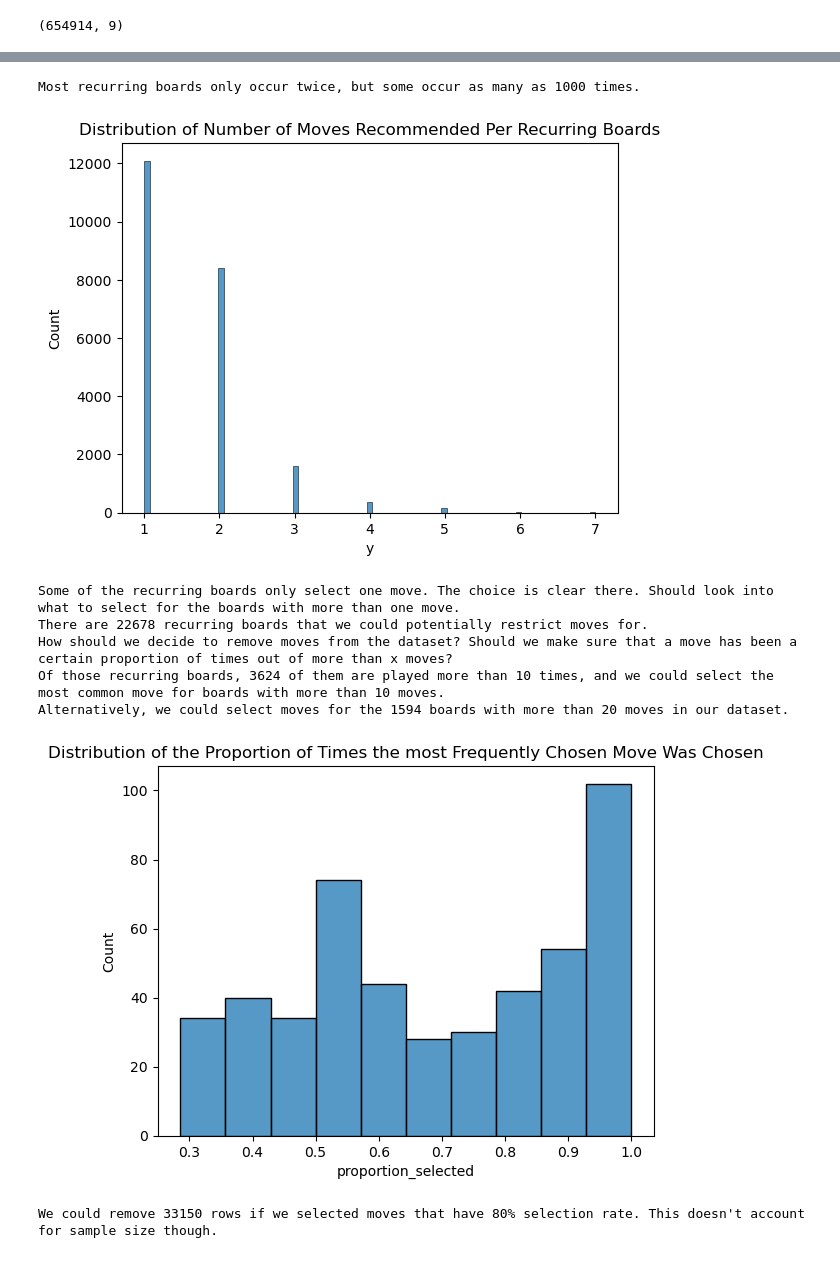
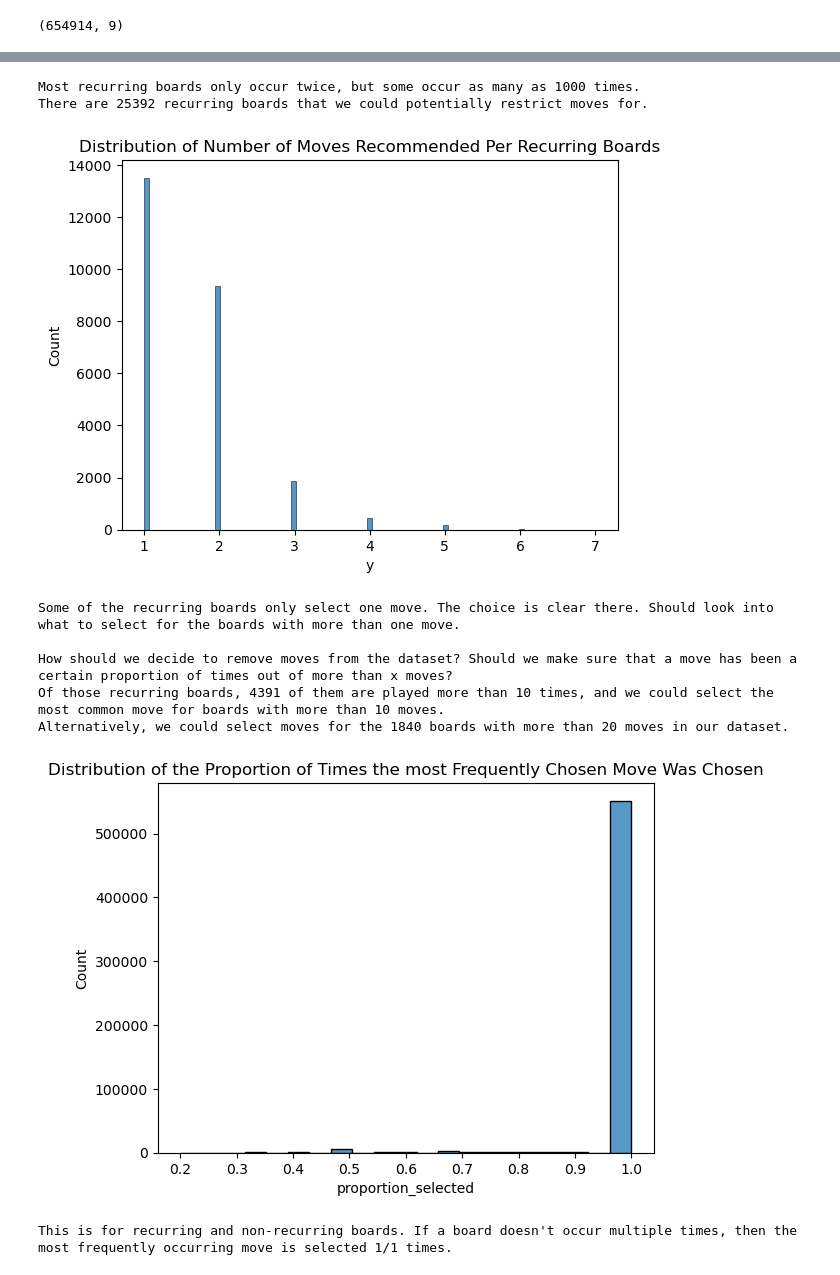
Before and after one commit to kzapalac/Connect4, a Jupyter notebook: data_processing.ipynb, the cells around one changed output, grey strips where cells are left out. Cells and saved outputs as stored; diff of their text form; code cells hidden in the pictures.

Commit message:
Dynamically filter boards and create final dataset.

```diff
--- a/data_processing.ipynb
+++ b/data_processing.ipynb
@@ -48,7 +53,4 @@ df = df.merge(info_df, on='game')
 # %%
-# save tuple for later use in exploration (couldn't use arrays)
-df['x_tuple'] = df['x']
-
 # change boards to np arrays
 df["x"] = df["x"].apply(lambda x: np.array(ast.literal_eval(x)).reshape(2, 6, 7))
 
@@ -84,11 +86,14 @@ new_df = pd.DataFrame({"x": flipped_x, "y": flipped_y})
 new_df = pd.concat([new_df, df.loc[:, 'whose_turn':'who_won']], axis=1)
 new_df['game'] += 15000
 
-# create tuple again
-new_df['x_tuple'] = df['x'].apply(lambda x:tuple(x.ravel()))
-
 # append the df of flipped boards
 df = pd.concat([df, new_df], ignore_index = True)
+
+# create tuple again
+df['x_tuple'] = df['x'].apply(lambda x:tuple(x.ravel())) # save tuple for later use in exploration (couldn't use arrays)
+
+# remove to save memory
+del new_df
 # %%
 df.shape
 # %% [output]
@@ -105,7 +110,7 @@ print(f'{perc_unique_x:.2f}% of the x\'s are unique in our dataset.')
 # Number of games
 print(f'There are {df['game'].nunique()} games in our dataset.')
 
-# distribution of random moves
+# Distribution of random moves
 random_moves = df.groupby('game').first()['random_moves'].value_counts()
 sns.barplot(x = random_moves.index, y = random_moves)
 plt.title('Distribution of Initial Random Moves for Our Games')
@@ -118,50 +123,56 @@ wins = df.groupby('game').first()['who_won'].value_counts()
 display(wins)
 
 # What is the diversity of moves?
-# first moves
+# First moves
 first_moves = df[df['random_moves'] == 0].groupby('game')['y'].first()
 print('\nThese are all the first moves that were played and their frequency:')
 display(first_moves.value_counts())
 print('You can see that MCTS has picked up on that the middle column is the best first move.')
 
-# For repeated boards, what is the consensus among moves?
+# Hoe often do recurring boards occur?
 board_counts = df['x_tuple'].value_counts()
 sns.boxplot(board_counts[board_counts>1])
 plt.title('Distribution of Frequency of Recurring Boards')
 plt.show()
 print('Most recurring boards only occur twice, but some occur as many as 1000 times.')
 
+# For repeated boards, what is the consensus among moves?
 recurring_boards_s = pd.Series(board_counts[board_counts > 1].index)
+print(f'There are {len(recurring_boards_s)} recurring boards that we could potentially restrict moves for.')
 recurring_boards_df = df[df['x_tuple'].isin(recurring_boards_s)]
 n_moves = recurring_boards_df.groupby('x_tuple')['y'].nunique()
 sns.histplot(n_moves)
 plt.title('Distribution of Number of Moves Recommended Per Recurring Boards')
 plt.show()
 print('Some of the recurring boards only select one move. The choice is clear there. Should look into what to select for the boards with more than one move.')
-moves_counts_df = recurring_boards_df.groupby('x_tuple')['y'].value_counts().reset_index()
-total_moves = recurring_boards_df.groupby('x_tuple')['y'].count().reset_index().rename(columns = {'y':'total_moves'})
+
+
+moves_counts_df = df.groupby('x_tuple')['y'].value_counts().reset_index()
+total_moves = df.groupby('x_tuple')['y'].count().reset_index().rename(columns = {'y':'total_moves'})
 moves_counts_df = moves_counts_df.merge(total_moves, on='x_tuple')
 moves_counts_df['proportion_selected'] = moves_counts_df['count'] / moves_counts_df['total_moves']
-print(f'There are {moves_counts_df['x_tuple'].nunique()} recurring boards that we could potentially restrict moves for.')
 
 # How should we decide to remove moves from the dataset?
-print('How should we decide to remove moves from the dataset? Should we make sure that a move has been a certain proportion of times out of more than x moves?')
+print('\nHow should we decide to remove moves from the dataset? Should we make sure that a move has been a certain proportion of times out of more than x moves?')
 print(f'Of those recurring boards, {len(moves_counts_df[moves_counts_df['total_moves'] >= 10])} of them are played more than 10 times, and we could select the most common move for boards with more than 10 moves.')
 print(f'Alternatively, we could select moves for the {len(moves_counts_df[moves_counts_df['total_moves'] >= 20])} boards with more than 20 moves in our dataset.')
 
-# distribution of the proportion of times the most frequently chosen moves
-sns.histplot(moves_counts_df.loc[moves_counts_df['total_moves'] >= 20].groupby('x_tuple')['proportion_selected'].max())
+# Distribution of the proportion of times the most frequently chosen moves
+sns.histplot(moves_counts_df.groupby('x_tuple')['proportion_selected'].max())
 plt.title('Distribution of the Proportion of Times the most Frequently Chosen Move Was Chosen')
 plt.show()
+print('This is for recurring and non-recurring boards. If a board doesn\'t occur multiple times, then the most frequently occurring move is selected 1/1 times.')
 
-# get the most frequent move for recurring boards
+# Get the most frequent move for all boards
 most_frequent_moves_df = moves_counts_df.loc[moves_counts_df.groupby('x_tuple')['proportion_selected'].idxmax()]
-# how many rows would we remove if we select moves recommended more than 80% of the time?
-rows_removed = most_frequent_moves_df.loc[most_frequent_moves_df['proportion_selected'] > .8, 'total_moves'].sum() - len(most_frequent_moves_df.loc[most_frequent_moves_df['proportion_selected'] > .8])
-print(f'We could remove {rows_removed} rows if we selected moves that have 80% selection rate. This doesn\'t account for sample size though.')
 
-rows_removed = most_frequent_moves_df.loc[
-    (most_frequent_moves_df['proportion_selected'] > .8) &
-    (most_frequent_moves_df['total_moves']>=10),
-    'total_moves'].sum() - len(most_frequent_moves_df.loc[most_frequent_moves_df['proportion_selected'] > .8])
+# # How many rows would we remove if we select moves recommended more than 80% of the time?
+# rows_removed = most_frequent_moves_df.loc[most_frequent_moves_df['proportion_selected'] > .8, 'total_moves'].sum() - len(most_frequent_moves_df.loc[most_frequent_moves_df['proportion_selected'] > .8])
+# print(f'We could remove {rows_removed} rows if we selected moves that have 80% selection rate. This doesn\'t account for sample size though.')
+
+# rows_removed = most_frequent_moves_df.loc[
+#         (most_frequent_moves_df['proportion_selected'] > .8) &
+#         (most_frequent_moves_df['total_moves']>=10), 'total_moves'
+#     ].sum() -\
+#     len(most_frequent_moves_df.loc[most_frequent_moves_df['proportion_selected'] > .8])
 # %% [output]
@@ -192,9 +203,10 @@ You can see that MCTS has picked up on that the middle column is the best first
 Most recurring boards only occur twice, but some occur as many as 1000 times.
+There are 25392 recurring boards that we could potentially restrict moves for.
-[figure, old version]
+[figure, new version]
 Some of the recurring boards only select one move. The choice is clear there. Should look into what to select for the boards with more than one move.
-There are 22678 recurring boards that we could potentially restrict moves for.
+
 How should we decide to remove moves from the dataset? Should we make sure that a move has been a certain proportion of times out of more than x moves?
-Of those recurring boards, 3624 of them are played more than 10 times, and we could select the most common move for boards with more than 10 moves.
-Alternatively, we could select moves for the 1594 boards with more than 20 moves in our dataset.
+Of those recurring boards, 4391 of them are played more than 10 times, and we could select the most common move for boards with more than 10 moves.
+Alternatively, we could select moves for the 1840 boards with more than 20 moves in our dataset.
-[figure, old version]
+[figure, new version]
-We could remove 33150 rows if we selected moves that have 80% selection rate. This doesn't account for sample size though.
+This is for recurring and non-recurring boards. If a board doesn't occur multiple times, then the most frequently occurring move is selected 1/1 times.
```
Also changed, not shown: parts of 13 cells of this notebook.
